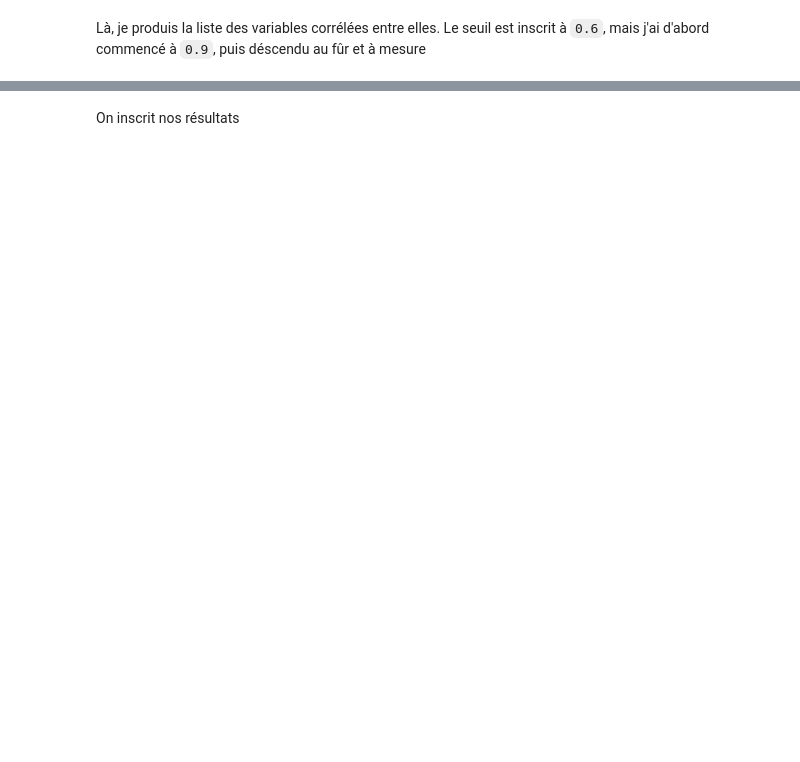
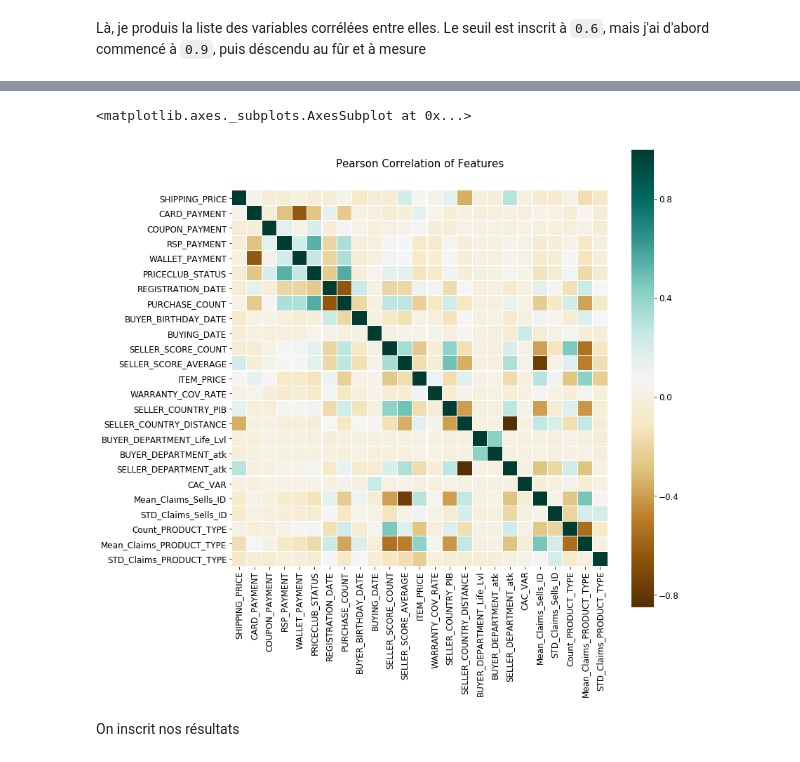
Before and after one commit to mlabarrere/Prediction-of-transaction-claims-status, a Jupyter notebook: Notebook 3 Stats des SELLERS et CLIENT.ipynb, the cells around one changed output, grey strips where cells are left out. Saved outputs shown, nothing was run; the diff lists cells and outputs as text; code cells hidden in the pictures; blank space fills up the shorter version.

Commit message:
update, rien de bien neuf

```diff
--- a/Notebook 3 Stats des SELLERS et CLIENT.ipynb
+++ b/Notebook 3 Stats des SELLERS et CLIENT.ipynb
@@ -285,12 +291,29 @@ list_to_drop=[
     "Count_Sells_ID", # C'est trop corrélé à SELLER_SCORE_COUNT
     "SELLER_ID", # C'est un ID
     "IS_SALES", # Sert à rien
+    'IS_HOLIDAYS', # sert à rien
+    'CAC_POINTS', # Corrélé à deux var
+    'SELLER_DEPARTMENT_Life_Lvl'
 ]
 
 train_df.drop(list_to_drop, axis=1, inplace=True)
 train_df.drop("IS_CLAIM", axis=1, inplace=True)
 
 test_df.drop(list_to_drop, axis=1, inplace=True)
+# %%
+colormap = plt.cm.BrBG
+plt.figure(figsize=(12,12))
+plt.title('Pearson Correlation of Features', y=1.05, size=15)
+sns.heatmap(train_df.select_dtypes(exclude="object").astype(float).corr(method='spearman'),
+            linewidths=0.1,
+            vmax=1.0,
+            square=True,
+            cmap=colormap,
+            linecolor='white',
+            annot=False)
+# %% [output]
+<matplotlib.axes._subplots.AxesSubplot at 0x...>
+[figure, added]
 # %% [markdown]
 On inscrit nos résultats
 # %%
```
Also changed, not shown: parts of 5 cells of this notebook, 7 other files.
